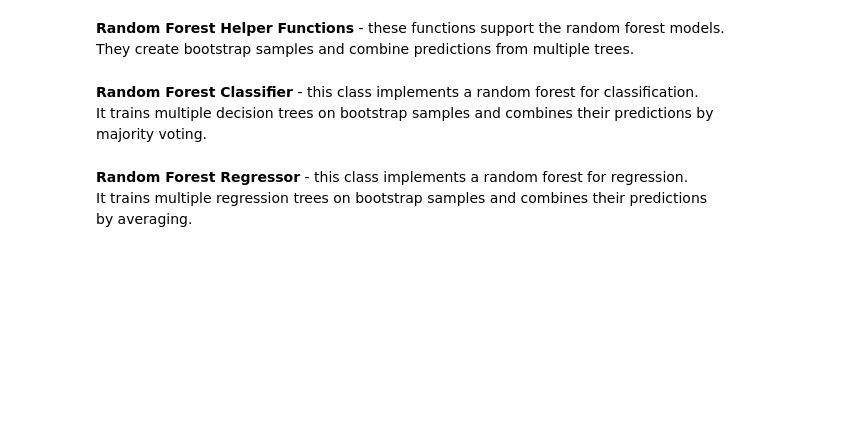
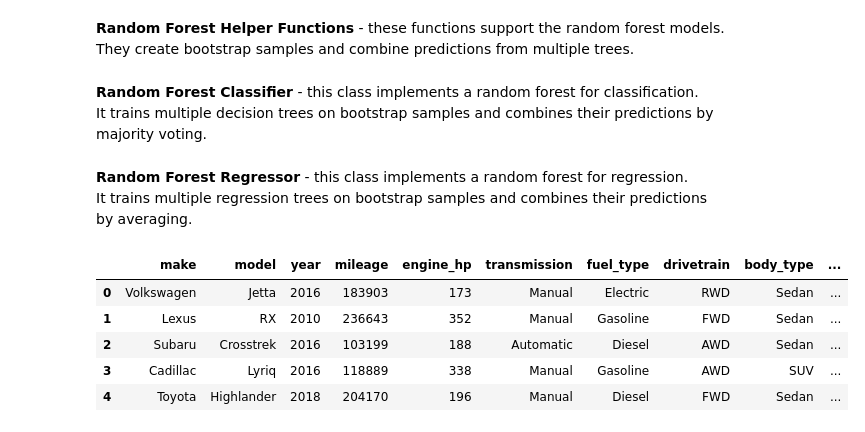
Before and after one commit to reychely/ML_HW1, a Jupyter notebook: HW1_209807130_212703813.ipynb, the cells around one changed output. Drawn from its saved outputs; the diff is of its cells as text; code cells hidden in the pictures; blank space fills up the shorter version.

```diff
--- a/HW1_209807130_212703813.ipynb
+++ b/HW1_209807130_212703813.ipynb
@@ -529,3 +529,16 @@ class MyRandomForestRegressor:
             y = np.array(y)
 
         return np.mean((y - y_pred) ** 2)
+# %%
+# Load dataset
+df = pd.read_csv("vehicle_price_prediction.csv")
+
+# Preview
+df.head()
+# %% [output]
+|  | make | model | year | mileage | engine_hp | transmission | fuel_type | drivetrain | body_type | ... |
+| 0 | Volkswagen | Jetta | 2016 | 183903 | 173 | Manual | Electric | RWD | Sedan | ... |
+| 1 | Lexus | RX | 2010 | 236643 | 352 | Manual | Gasoline | FWD | Sedan | ... |
+| 2 | Subaru | Crosstrek | 2016 | 103199 | 188 | Automatic | Diesel | AWD | Sedan | ... |
+| 3 | Cadillac | Lyriq | 2016 | 118889 | 338 | Manual | Gasoline | AWD | SUV | ... |
+| 4 | Toyota | Highlander | 2018 | 204170 | 196 | Manual | Diesel | FWD | Sedan | ... |
```
Also changed, not shown: parts of 6 cells of this notebook.
